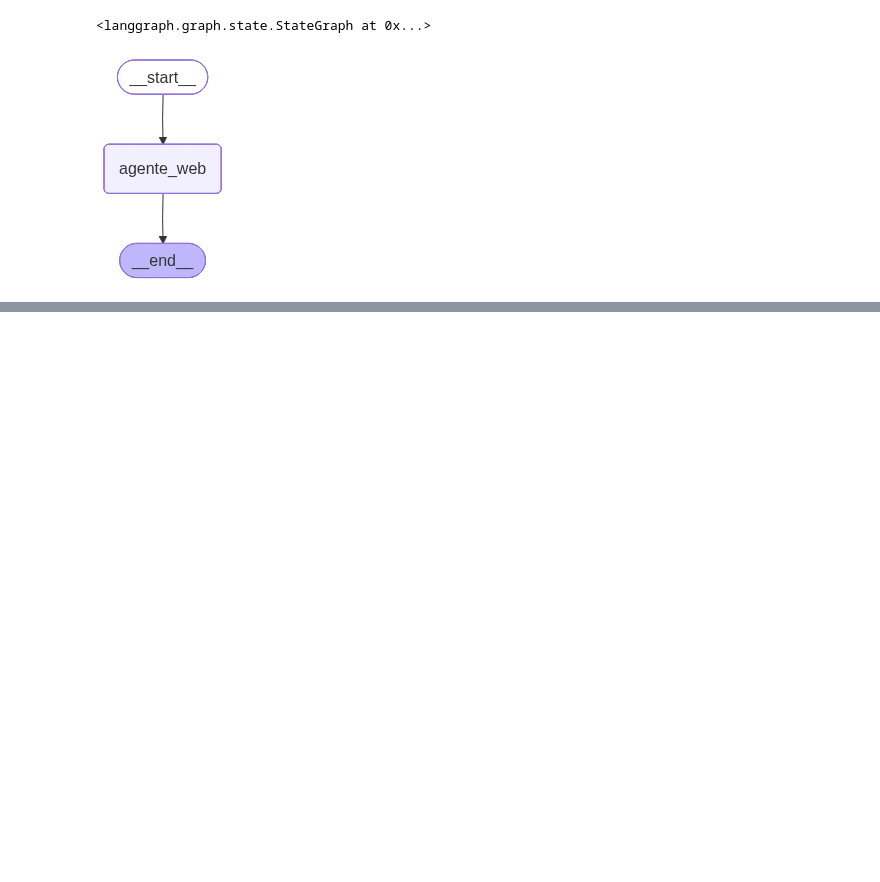
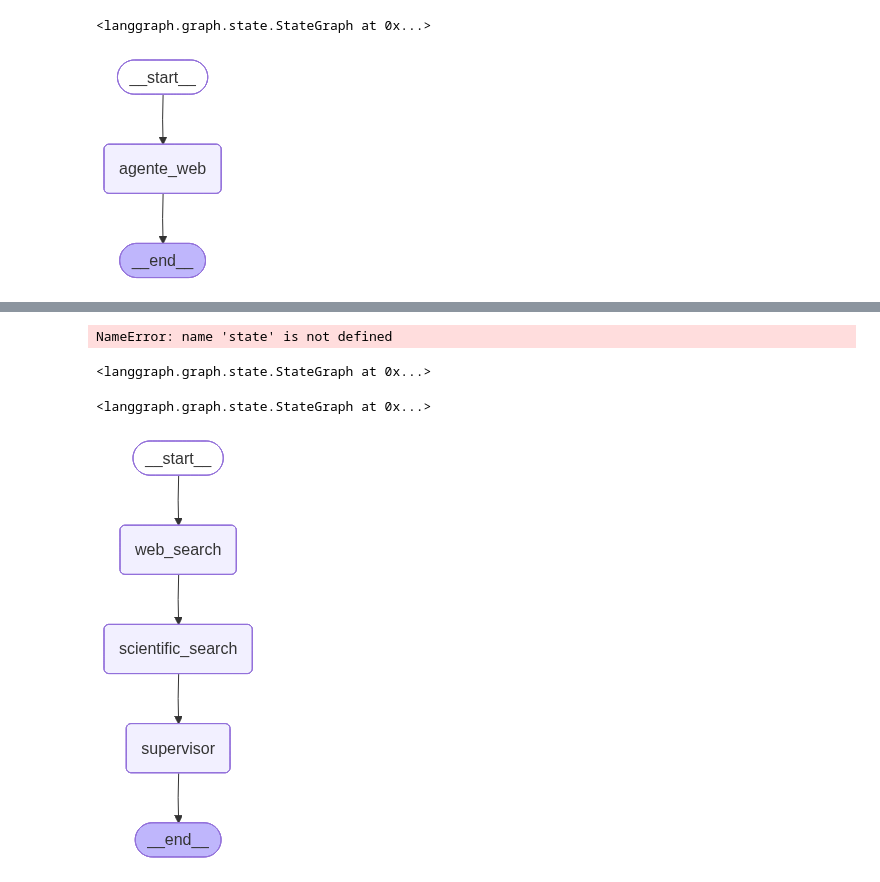
Before and after one commit to Ivan8Garcia/Proyectos-n8n-RAG-AgentesIA, a Jupyter notebook: AgenteIA_conLangGraph.ipynb, the cells around one changed output, grey strips where cells are left out. Drawn from its saved outputs; the diff is of its cells as text; code cells hidden in the pictures; blank space fills up the shorter version.

```diff
--- a/AgenteIA_conLangGraph.ipynb
+++ b/AgenteIA_conLangGraph.ipynb
@@ -303,3 +295,45 @@ resultado= app.invoke({"user_query":"Cual es el impacto de la inteligencia artif
 ChatGoogleGenerativeAIError: Error calling model 'gemini-2.0-flash' (RESOURCE_EXHAUSTED): 429 RESOURCE_EXHAUSTED. {'error': {'code': 429, 'message': 'You exceeded your current quota, please check your ...
 # %%
 print(resultado["web_answer"])
+# %%
+def supervisor_node(state:AgentState)-> dict:
+  """
+  combina los resultados de los agentes web y cientificos y formatea la respuesta final.
+
+  Args:
+    state (AgentState): El estado actual del agente que contiene web_answer y scientific_answer.
+
+  Returns:
+      dict: Un diccionario que contiene la respuesta final combinada y formateada.
+  """
+web_results= state.get("web_answer", "No se realizó busqueda web.")
+scientific_results= state.get("scientific_answer", "No se realizó busqueda científica.")
+
+final_answer= "## Resultados combinados de busqueda\n\n"
+final_answer += "### Resultados desde la web\n\n" + web_results + "\n\n"
+final_answer += "### Articulos cientificos\n\n" + scientific_results + "\n\n"
+
+return {"final_answer": final_answer}
+# %% [output]
+NameError: name 'state' is not defined
+# %%
+workflow= StateGraph(AgentState)
+# %%
+workflow.add_node("web_search", funcion_agente_web)
+workflow.add_node("scientific_search", funcion_agente_cientifico)
+workflow.add_node("supervisor", supervisor_node)
+# %% [output]
+<langgraph.graph.state.StateGraph at 0x...>
+# %%
+workflow.add_edge(START, "web_search")
+workflow.add_edge("web_search", "scientific_search")
+workflow.add_edge("scientific_search", "supervisor")
+workflow.add_edge("supervisor", END)
+# %% [output]
+<langgraph.graph.state.StateGraph at 0x...>
+# %%
+app=workflow.compile()
+# %%
+Image(app.get_graph().draw_mermaid_png())
+# %% [output]
+[figure, added]
```
Also changed, not shown: parts of 20 cells of this notebook.
